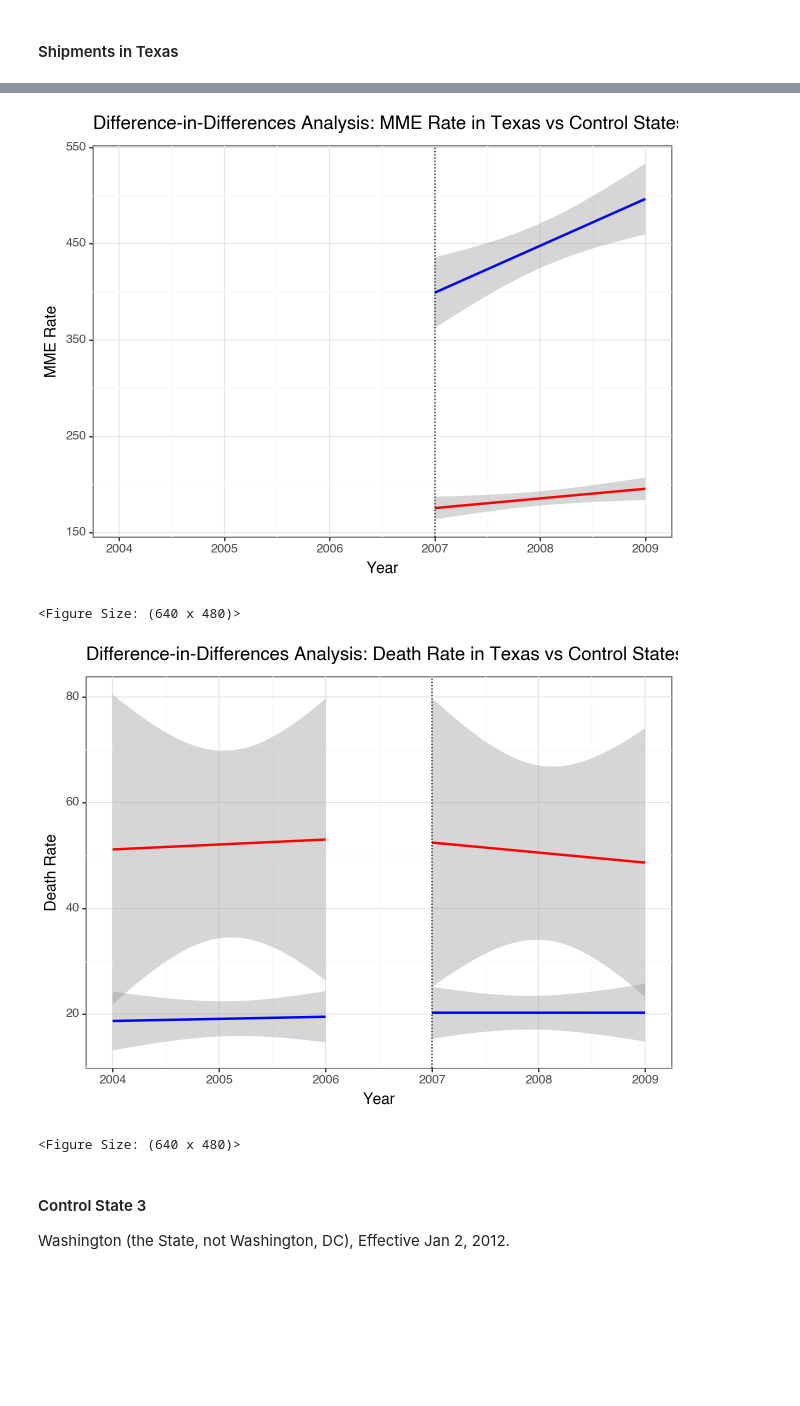
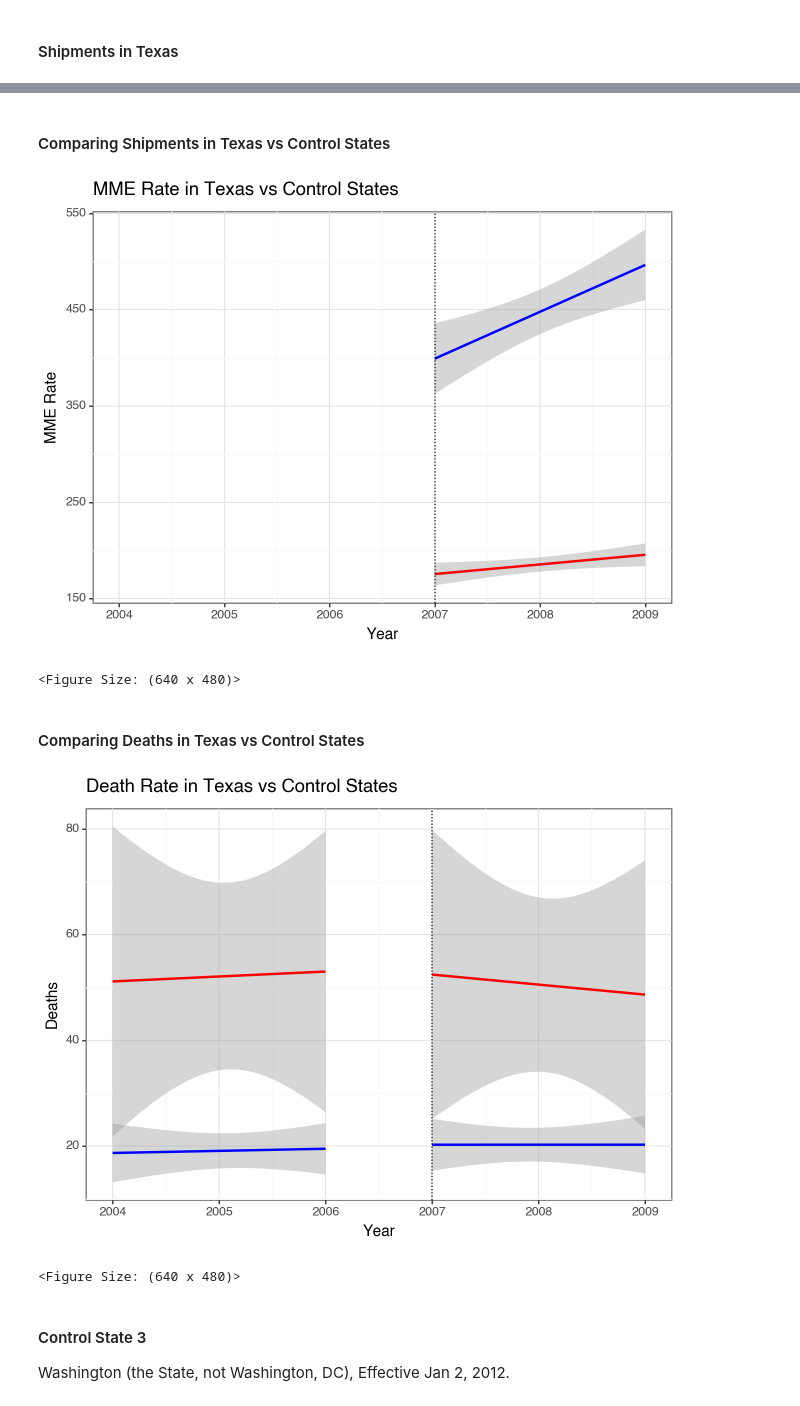
Before and after one commit to MIDS-at-Duke/opioid-2023-painkillers, a Jupyter notebook: 50_Control_States_Analysis/control.ipynb, the cells around one changed output, grey strips where cells are left out. Saved outputs shown, nothing was run; the diff lists cells and outputs as text; code cells hidden in the pictures; blank space fills up the shorter version.

Commit message:
control analysis for review

```diff
--- a/50_Control_States_Analysis/control.ipynb
+++ b/50_Control_States_Analysis/control.ipynb
@@ -286,3 +419,5 @@ af = con_state[con_state.Year >= 2007]
+# %% [markdown]
+#### Comparing Shipments in Texas vs Control States
 # %%
 (
     ggplot()
@@ -298,34 +433,32 @@ af = con_state[con_state.Year >= 2007]
     )
     + xlab("Year")
     + ylab("MME Rate")
-    + labs(
-        title="Difference-in-Differences Analysis: MME Rate in Texas vs Control States"
-    )
+    + labs(title="MME Rate in Texas vs Control States")
     + theme_bw()
 )
 # %% [output]
-[figure, old version]
+[figure, new version]
 <Figure Size: (640 x 480)>
+# %% [markdown]
+#### Comparing Deaths in Texas vs Control States
 # %%
 (
     ggplot()
     + geom_smooth(before_policy_texas, aes("Year", "Deaths"), method="lm", color="red")
     + geom_smooth(after_policy_texas, aes("Year", "Deaths"), method="lm", color="red")
     + geom_smooth(bf, aes("Year", "Deaths"), method="lm", color="blue")
     + geom_smooth(af, aes("Year", "Deaths"), method="lm", color="blue")
     + geom_vline(xintercept=2007, linetype="dotted")
     + scale_x_continuous(
         breaks=[2004, 2005, 2006, 2007, 2008, 2009], limits=[2004, 2009]
     )
     + xlab("Year")
-    + ylab("Death Rate")
-    + labs(
-        title="Difference-in-Differences Analysis: Death Rate in Texas vs Control States"
-    )
+    + ylab("Deaths")
+    + labs(title="Death Rate in Texas vs Control States")
     + theme_bw()
 )
 # %% [output]
-[figure, old version]
+[figure, new version]
 <Figure Size: (640 x 480)>
 # %% [markdown]
 #### Control State 3
```
Also changed, not shown: parts of 27 cells of this notebook.
